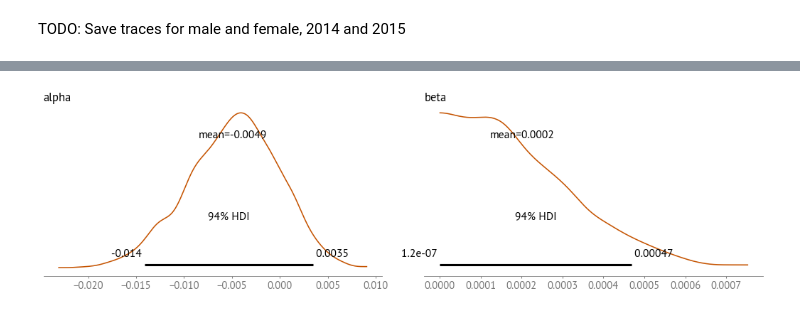
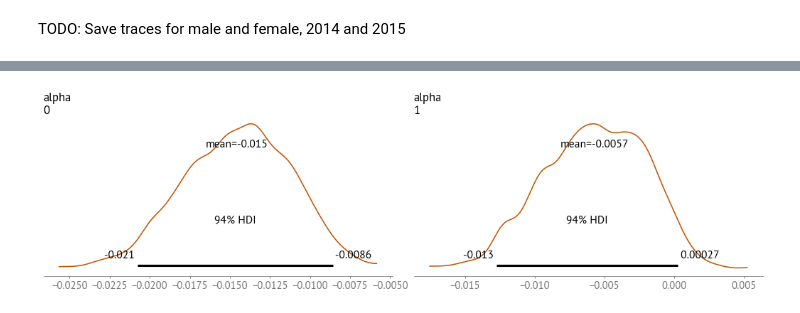
Before and after one commit to AllenDowney/SelectionSAT, a Jupyter notebook: selection_bias.ipynb, the cells around one changed output, grey strips where cells are left out. Cells and saved outputs as stored; diff of their text form; code cells hidden in the pictures.

```diff
--- a/selection_bias.ipynb
+++ b/selection_bias.ipynb
@@ -284,0 +302,6 @@ counts_male_2015 = get_observed_counts(sat_2015, sex=0)
+# %%
+N_test_obs = data.sum(axis=1)
+
+# Assuming for now that half of all high school seniors took the test
+N_total = N_test_obs * 2
+N_total, N_test_obs
@@ -285,3 +314,5 @@ counts_male_2015 = get_observed_counts(sat_2015, sex=0)
+# %%
+thetas_scaled = thetas_centered[None, :] / 30
 # %%
 import pytensor.tensor as pt
 
@@ -293,8 +324,10 @@ with pm.Model() as model:
     # Compute population distribution (normalized logpdf)
     logp_vals = pm.logp(pm.Normal.dist(mu=mu, sigma=sigma), full_thetas)
     log_noise = pm.Normal("log_noise", mu=0.0, sigma=0.02, shape=logp_vals.shape)
-    logp_normalizer = pm.math.logsumexp(logp_vals + log_noise)
-    pop_pdf = pm.math.exp(logp_vals - logp_normalizer)
+
+    perturbed_logp = logp_vals + log_noise
+    logp_normalizer = pm.math.logsumexp(perturbed_logp)
+    pop_pdf = pm.math.exp(perturbed_logp - logp_normalizer)
 
     left_mass = pop_pdf[left_mask].sum()
     right_mass = pop_pdf[right_mask].sum()
@@ -304,22 +337,22 @@ with pm.Model() as model:
     center_pdf = pt.set_subtensor(center_pdf[-1], center_pdf[-1] + right_mass)
 
     # Selection model: logistic function
-    alpha = pm.Normal("alpha", mu=0, sigma=2.0)
-    beta = pm.HalfNormal("beta", sigma=0.01)
+    alpha = pm.Normal("alpha", mu=0, sigma=2.0, shape=n_rows)
+    beta = pm.HalfNormal("beta", sigma=0.01, shape=n_rows)
 
-    logits = alpha + beta * thetas_centered
+    logits = alpha[:, None] + beta[:, None] * thetas_scaled
     p_take = pm.Deterministic("p_take", pm.math.sigmoid(logits))
 
     # Test-taker score distribution
     test_unnorm = center_pdf * p_take
-    prob_test = pm.math.sum(test_unnorm)
-    test_pdf = test_unnorm / pm.math.sum(test_unnorm)
+    prob_test = pm.math.sum(test_unnorm, axis=1)
+    test_pdf = test_unnorm / pm.math.sum(test_unnorm, axis=1, keepdims=True)
 
     # Binomial likelihood for number of test-takers
     pm.Binomial("N_test", n=N_total, p=prob_test, observed=N_test_obs)
 
     # Multinomial likelihood for binned scores
-    pm.Multinomial("obs_bins", n=N_test_obs, p=test_pdf, observed=observed_counts)
+    pm.Multinomial("obs_bins", n=N_test_obs, p=test_pdf, observed=data)
 
     idata = pm.sample_prior_predictive(1000)
 # %% [output]
@@ -333,6 +362,6 @@ az.plot_posterior(idata, group='prior', var_names='sigma');
 # %%
 with model:
-    idata = pm.sample(target_accept=0.96)
+    idata = pm.sample(target_accept=0.95)
 # %% [output]
 Initializing NUTS using jitter+adapt_diag...
 Multiprocess sampling (4 chains in 4 jobs)
@@ -362,5 +399,5 @@ decorate()
 # %%
-pm.plot_posterior(idata, var_names=['alpha', 'beta'])
+pm.plot_posterior(idata, var_names=['alpha'])
 decorate()
 # %% [output]
-[figure, old version]
+[figure, new version]
```
Also changed, not shown: parts of 28 cells of this notebook.
